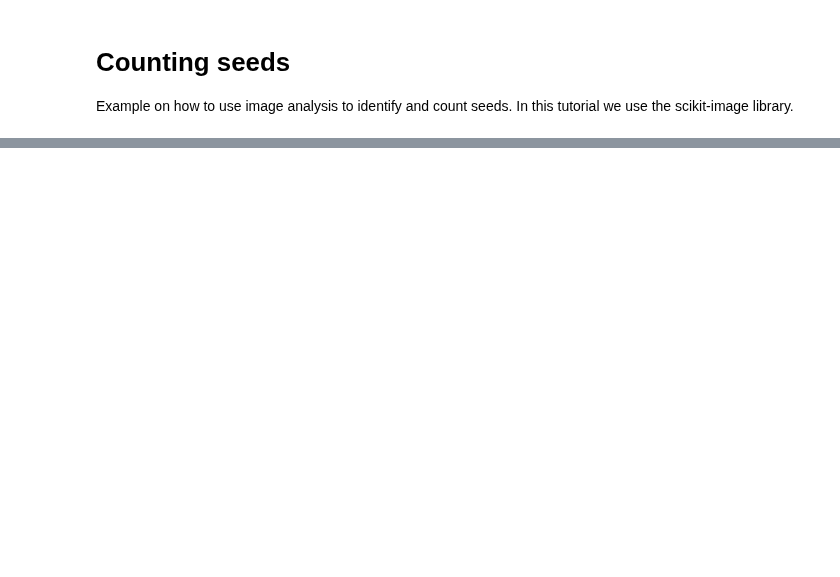
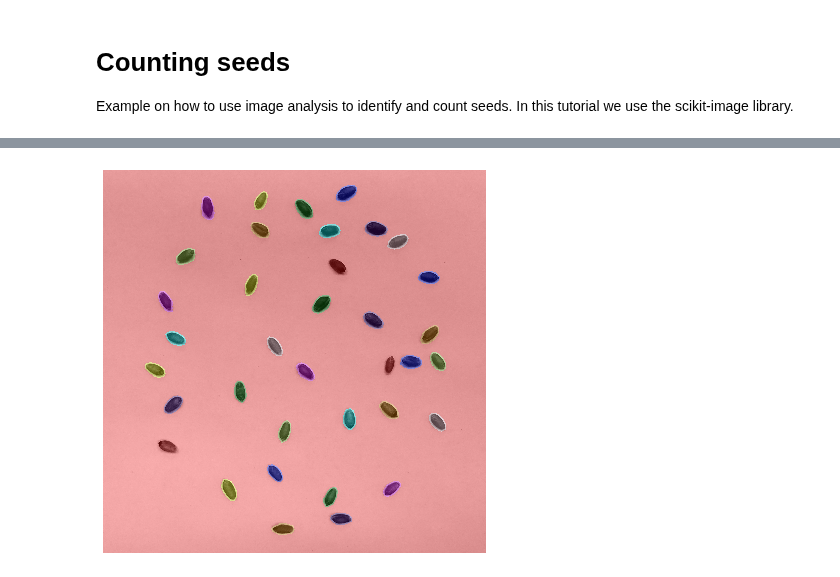
Before and after one commit to andres-patrignani/pynotes, a Jupyter notebook: notebooks/image_analysis_count_seeds.ipynb, the cells around one changed output, grey strips where cells are left out. Drawn from its saved outputs; the diff is of its cells as text; code cells hidden in the pictures; blank space fills up the shorter version.

```diff
--- a/notebooks/image_analysis_count_seeds.ipynb
+++ b/notebooks/image_analysis_count_seeds.ipynb
@@ -152,0 +109,13 @@ plt.show()
+# %%
+# Label image regions
+label_image = label(image_binary)
+image_label_overlay = label2rgb(label_image, image=image_rgb)
+# %%
+# Display image regions on top of original image
+plt.figure(figsize=(6, 6))
+plt.imshow(image_label_overlay)
+plt.tight_layout()
+plt.axis('off')
+plt.show()
+# %% [output]
+[figure, added]
```
Also changed, not shown: parts of 37 cells of this notebook, 8 other files.
